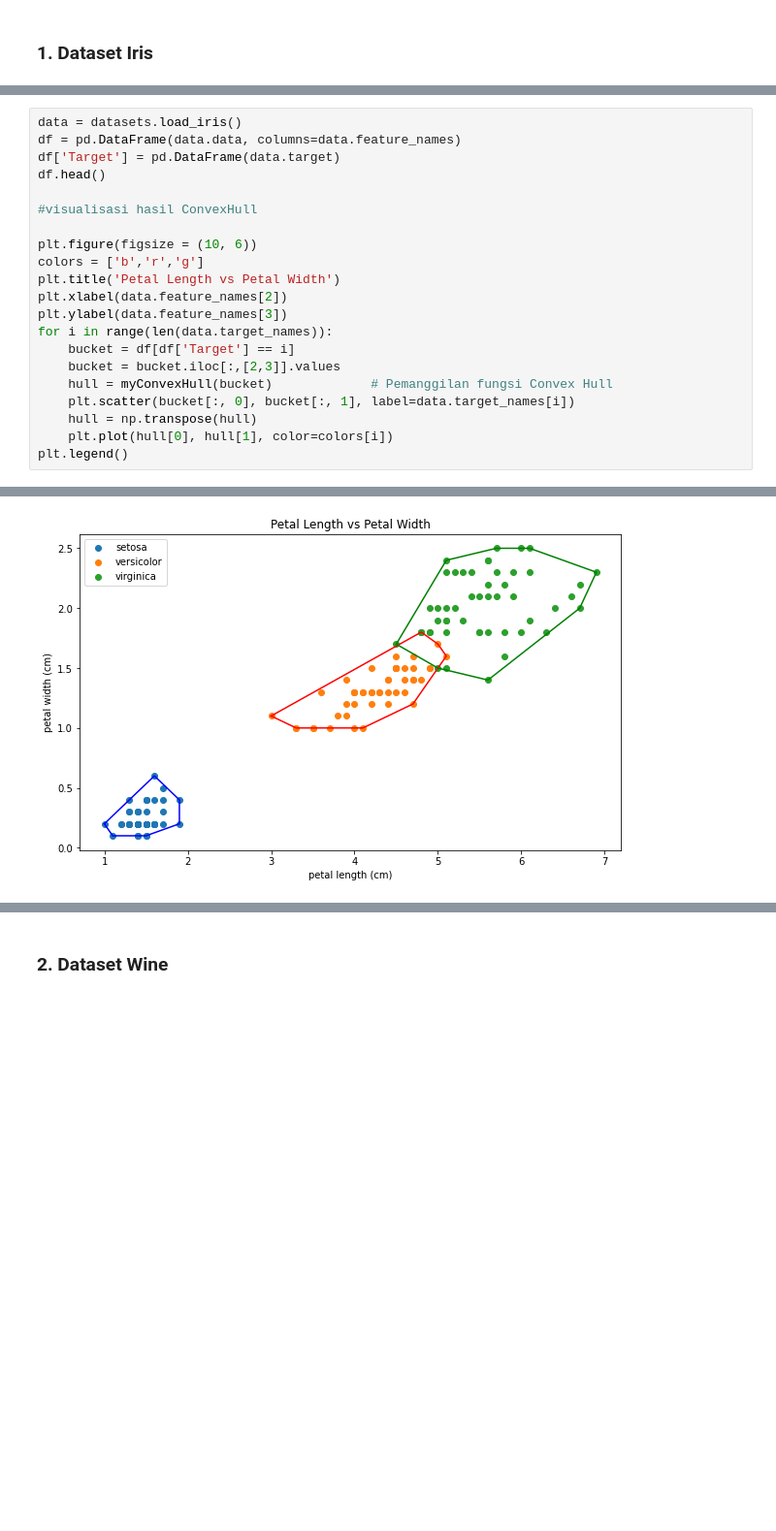
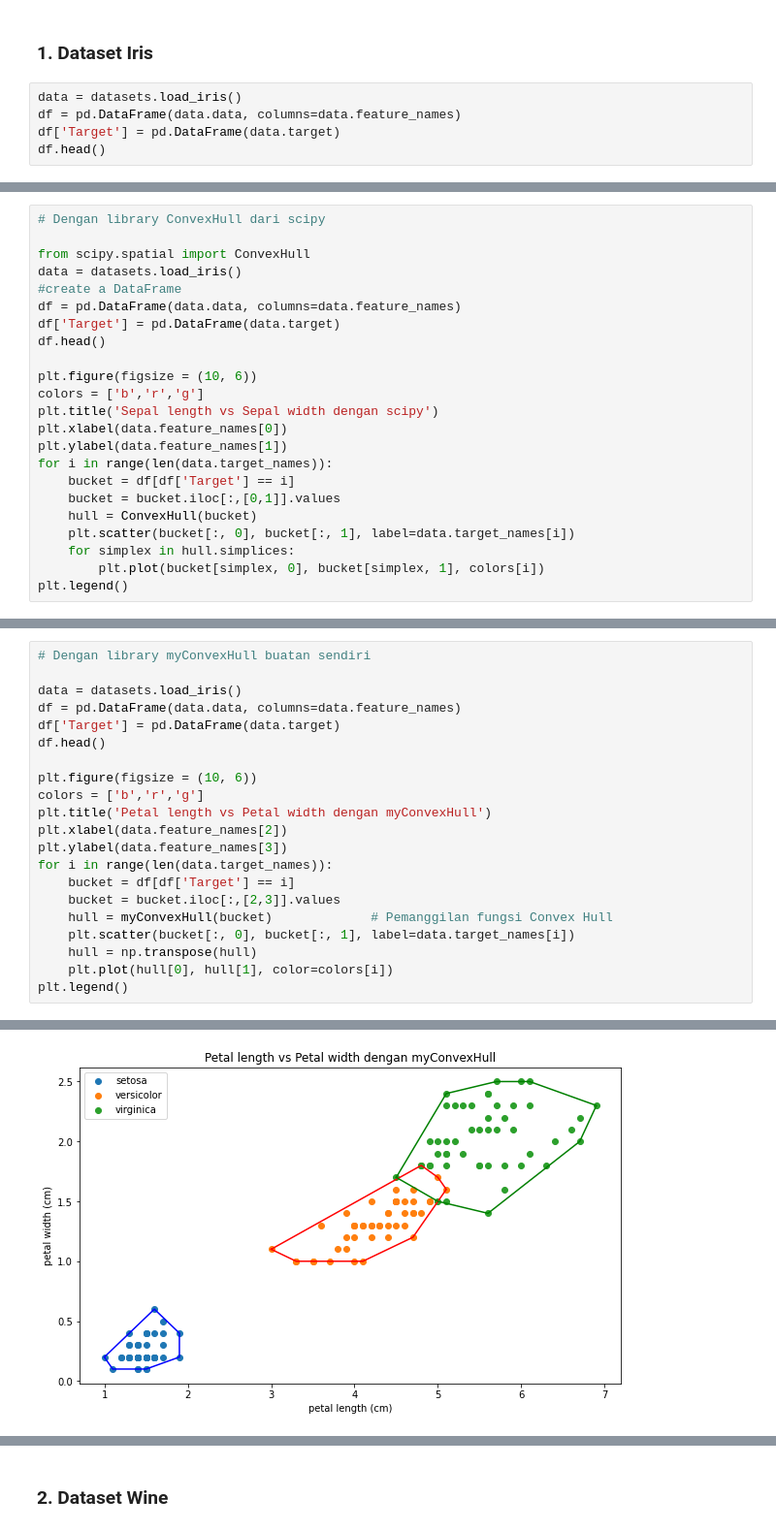
Before and after one commit to hafidznrg/Stima-ConvexHull, a Jupyter notebook: src/main.ipynb, the cells around one changed output, grey strips where cells are left out. Shown at 97% size. Cells and saved outputs as stored; diff of their text form; blank space fills up the shorter version.

```diff
--- a/src/main.ipynb
+++ b/src/main.ipynb
@@ -6,3 +8,8 @@ from sklearn import datasets
 from myConvexHull import myConvexHull
 # %% [markdown]
 ### 1. Dataset Iris
+# %%
+data = datasets.load_iris()
+df = pd.DataFrame(data.data, columns=data.feature_names)
+df['Target'] = pd.DataFrame(data.target)
+df.head()
@@ -35,0 +50,23 @@ plt.legend()
+# %%
+# Dengan library ConvexHull dari scipy
+
+from scipy.spatial import ConvexHull
+data = datasets.load_iris()
+#create a DataFrame
+df = pd.DataFrame(data.data, columns=data.feature_names)
+df['Target'] = pd.DataFrame(data.target)
+df.head()
+
+plt.figure(figsize = (10, 6))
+colors = ['b','r','g']
+plt.title('Sepal length vs Sepal width dengan scipy')
+plt.xlabel(data.feature_names[0])
+plt.ylabel(data.feature_names[1])
+for i in range(len(data.target_names)):
+    bucket = df[df['Target'] == i]
+    bucket = bucket.iloc[:,[0,1]].values
+    hull = ConvexHull(bucket)
+    plt.scatter(bucket[:, 0], bucket[:, 1], label=data.target_names[i])
+    for simplex in hull.simplices:
+        plt.plot(bucket[simplex, 0], bucket[simplex, 1], colors[i])
+plt.legend()
@@ -38,24 +78,24 @@ plt.legend()
 # %%
+# Dengan library myConvexHull buatan sendiri
+
 data = datasets.load_iris()
 df = pd.DataFrame(data.data, columns=data.feature_names)
 df['Target'] = pd.DataFrame(data.target)
 df.head()
 
-#visualisasi hasil ConvexHull
-
 plt.figure(figsize = (10, 6))
 colors = ['b','r','g']
-plt.title('Petal Length vs Petal Width')
+plt.title('Petal length vs Petal width dengan myConvexHull')
 plt.xlabel(data.feature_names[2])
 plt.ylabel(data.feature_names[3])
 for i in range(len(data.target_names)):
 	bucket = df[df['Target'] == i]
 	bucket = bucket.iloc[:,[2,3]].values
 	hull = myConvexHull(bucket)				# Pemanggilan fungsi Convex Hull
 	plt.scatter(bucket[:, 0], bucket[:, 1], label=data.target_names[i])
 	hull = np.transpose(hull)
 	plt.plot(hull[0], hull[1], color=colors[i])
 plt.legend()
 # %% [output]
 <matplotlib.legend.Legend at 0x...>
-[figure, old version]
+[figure, new version]
```
Also changed, not shown: parts of 21 cells of this notebook.
